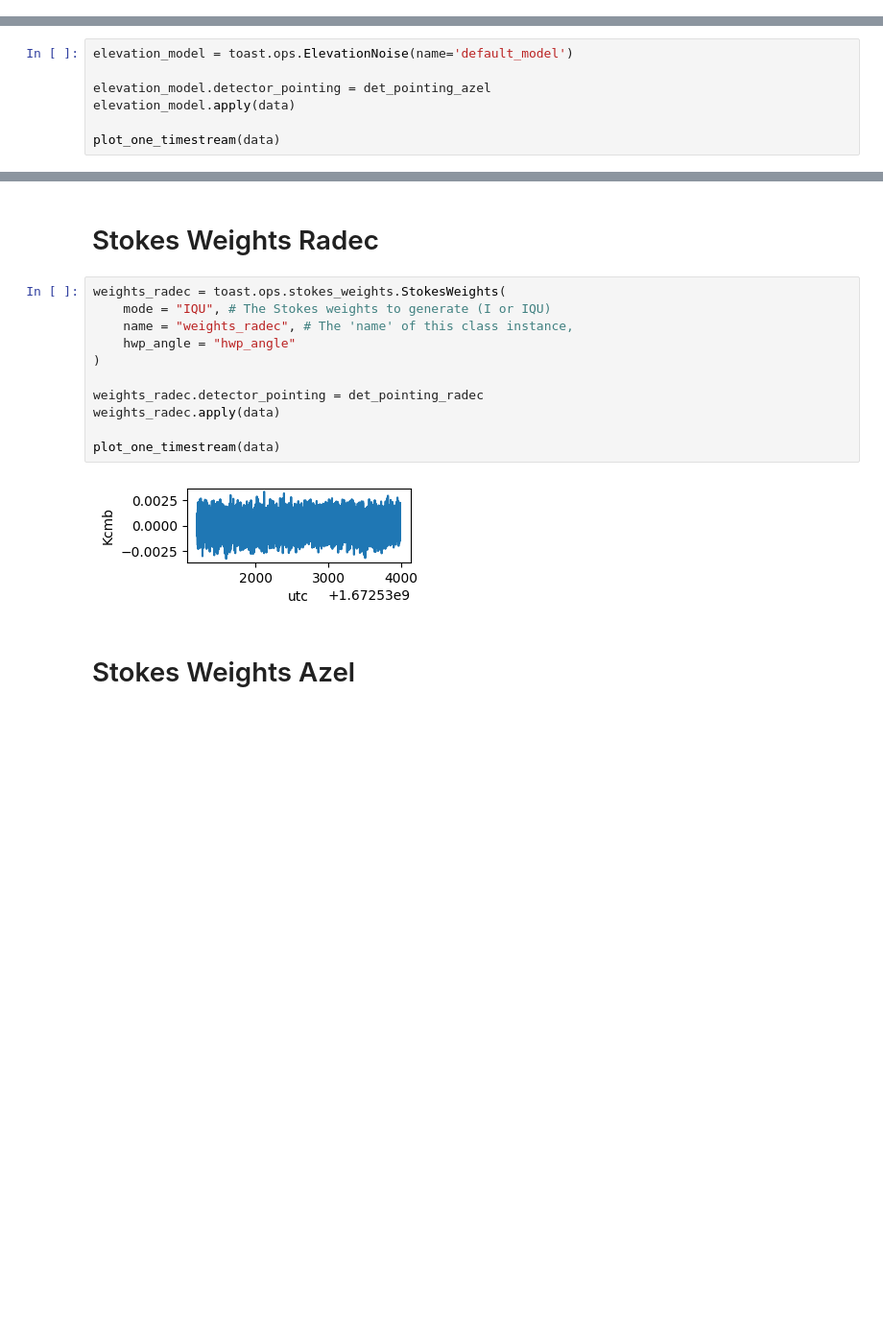
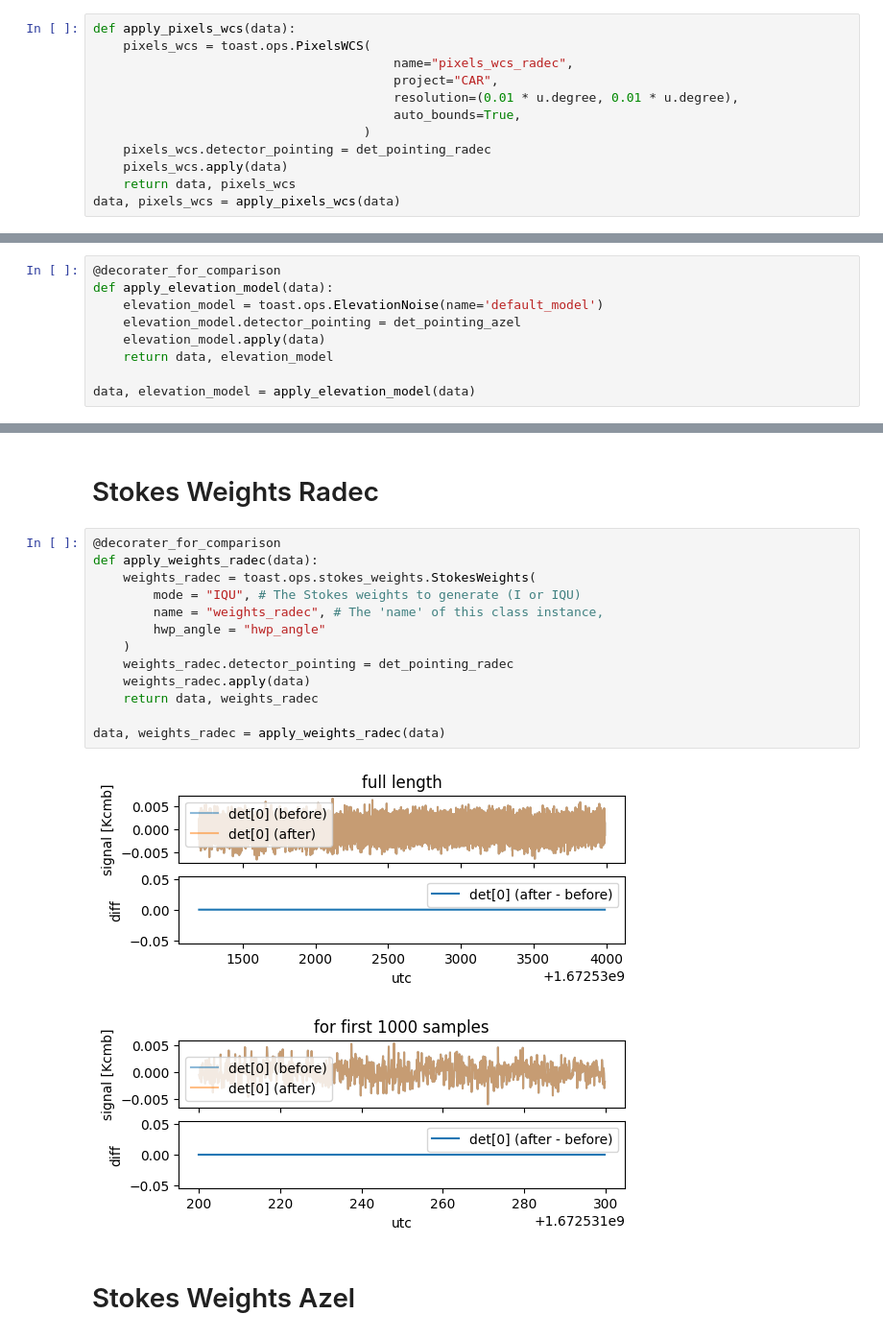
Before and after one commit to tterasaki/bcp, a Jupyter notebook: 220910_manual_planet_sim/manual_sim.ipynb, the cells around one changed output, grey strips where cells are left out. Shown at 96% size. Drawn from its saved outputs; the diff is of its cells as text; blank space fills up the shorter version.

Commit message:
toast tod creation with plot

```diff
--- a/220910_manual_planet_sim/manual_sim.ipynb
+++ b/220910_manual_planet_sim/manual_sim.ipynb
@@ -139,0 +207,12 @@ ax.plot(data.obs[0].shared['times'], data.obs[0].shared['azimuth'])
+# %%
+def apply_pixels_wcs(data):
+    pixels_wcs = toast.ops.PixelsWCS(
+                                        name="pixels_wcs_radec",
+                                        project="CAR",
+                                        resolution=(0.01 * u.degree, 0.01 * u.degree),
+                                        auto_bounds=True,
+                                    )
+    pixels_wcs.detector_pointing = det_pointing_radec
+    pixels_wcs.apply(data)
+    return data, pixels_wcs
+data, pixels_wcs = apply_pixels_wcs(data)
@@ -140,10 +243,12 @@ ax.plot(data.obs[0].shared['times'], data.obs[0].shared['azimuth'])
 # %% [markdown]
 # Elevation Noise model
 # %%
-elevation_model = toast.ops.ElevationNoise(name='default_model')
+@decorater_for_comparison
+def apply_elevation_model(data):
+    elevation_model = toast.ops.ElevationNoise(name='default_model')
+    elevation_model.detector_pointing = det_pointing_azel
+    elevation_model.apply(data)
+    return data, elevation_model
 
-elevation_model.detector_pointing = det_pointing_azel
-elevation_model.apply(data)
-
-plot_one_timestream(data)
+data, elevation_model = apply_elevation_model(data)
 # %% [output]
@@ -151,18 +268,21 @@ plot_one_timestream(data)
 # %% [markdown]
 # Stokes Weights Radec
 # %%
-weights_radec = toast.ops.stokes_weights.StokesWeights(
-    mode = "IQU", # The Stokes weights to generate (I or IQU)
-    name = "weights_radec", # The 'name' of this class instance,
-    hwp_angle = "hwp_angle"
-)
+@decorater_for_comparison
+def apply_weights_radec(data):
+    weights_radec = toast.ops.stokes_weights.StokesWeights(
+        mode = "IQU", # The Stokes weights to generate (I or IQU)
+        name = "weights_radec", # The 'name' of this class instance,
+        hwp_angle = "hwp_angle"
+    )
+    weights_radec.detector_pointing = det_pointing_radec
+    weights_radec.apply(data)
+    return data, weights_radec
 
-weights_radec.detector_pointing = det_pointing_radec
-weights_radec.apply(data)
-
-plot_one_timestream(data)
+data, weights_radec = apply_weights_radec(data)
 # %% [output]
-[figure, old version]
+[figure, new version]
+[figure, added]
 # %% [markdown]
 # Stokes Weights Azel
 # %%
```
Also changed, not shown: parts of 32 cells of this notebook.
